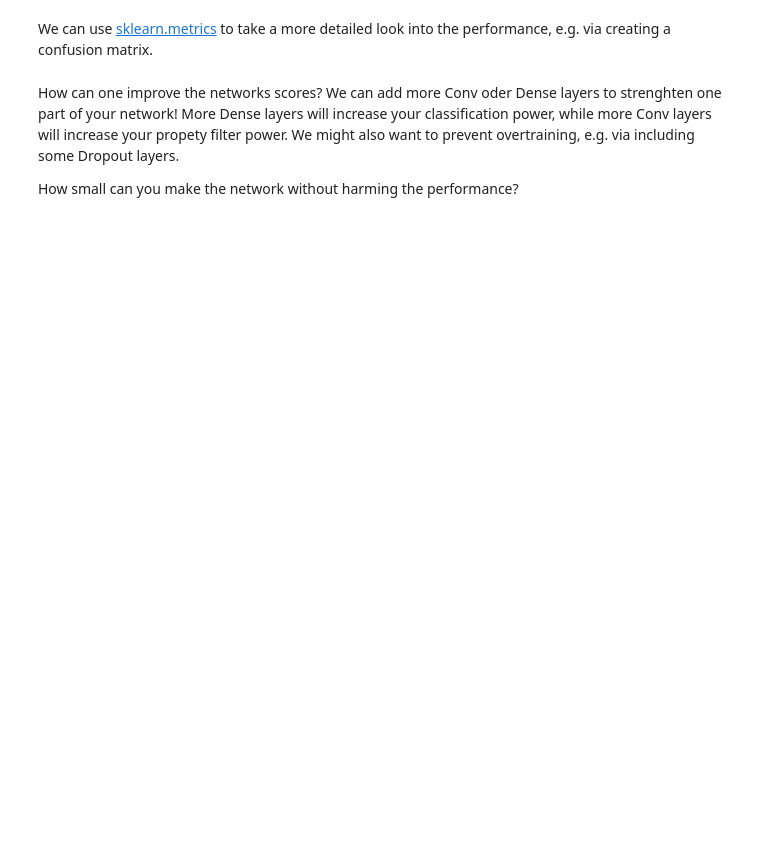
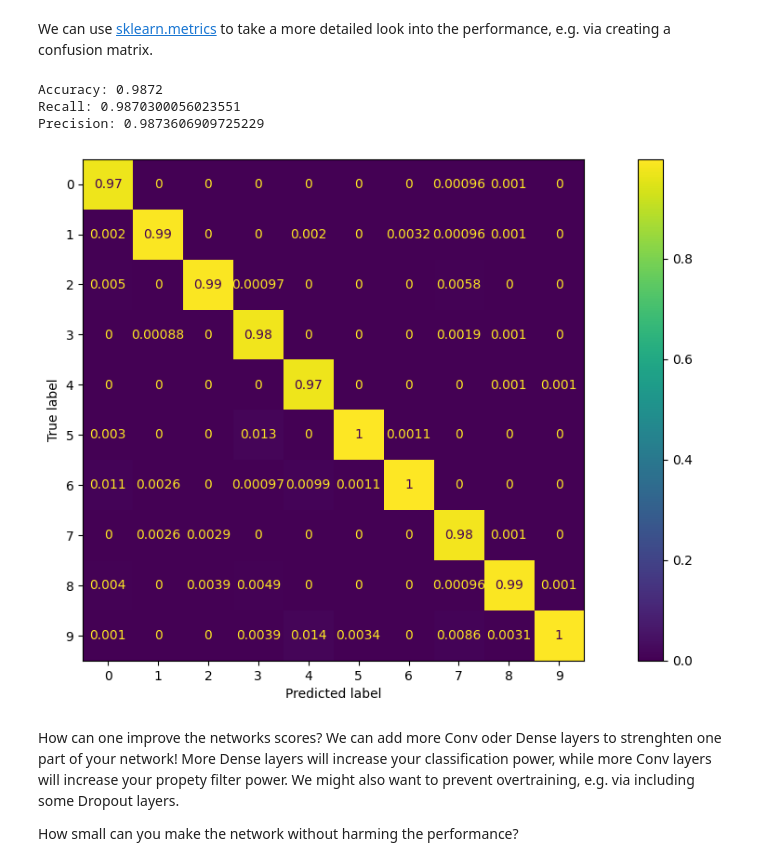
Before and after one commit to dnwerner/workshop_erum_DL_basics, a Jupyter notebook: CNN_Exercise_1.ipynb, the cells around one changed output. Saved outputs shown, nothing was run; the diff lists cells and outputs as text; code cells hidden in the pictures; blank space fills up the shorter version.

```diff
--- a/CNN_Exercise_1.ipynb
+++ b/CNN_Exercise_1.ipynb
@@ -224,13 +357,28 @@ We can use [sklearn.metrics] to take a more detailed look into the performance,
 # %%
 from sklearn.metrics import confusion_matrix, ConfusionMatrixDisplay
 
 # Create confusion matrix and normalizes it over predicted (columns)
 confusion = confusion_matrix(test_label.numpy(), test_prediction.numpy(), normalize='pred')
 
+# Accuracy, Recall, Precision
+from sklearn.metrics import accuracy_score, recall_score, precision_score
+accuracy_score = accuracy_score(test_label.numpy(), test_prediction.numpy())
+recall_score = recall_score(test_label.numpy(), test_prediction.numpy(), average='macro')
+precision_score = precision_score(test_label.numpy(), test_prediction.numpy(), average='macro')
+
+print(f"Accuracy: {accuracy_score}")
+print(f"Recall: {recall_score}")
+print(f"Precision: {precision_score}")
+
 # Create a plot of the confusion matrix
 fig, ax = plt.subplots(figsize=(15, 7))
 ConfusionMatrixDisplay(confusion).plot(ax=ax)
 plt.show()
+# %% [output]
+Accuracy: 0.9872
+Recall: 0.9870300056023551
+Precision: 0.9873606909725229
+[figure, added]
 # %% [markdown]
 How can one improve the networks scores? We can add more Conv oder Dense layers to strenghten one part of your network! More Dense layers will increase your classification power, while more Conv layers will increase your propety filter power.
 We might also want to prevent overtraining, e.g. via including some Dropout layers.
```
Also changed, not shown: parts of 13 cells of this notebook.
